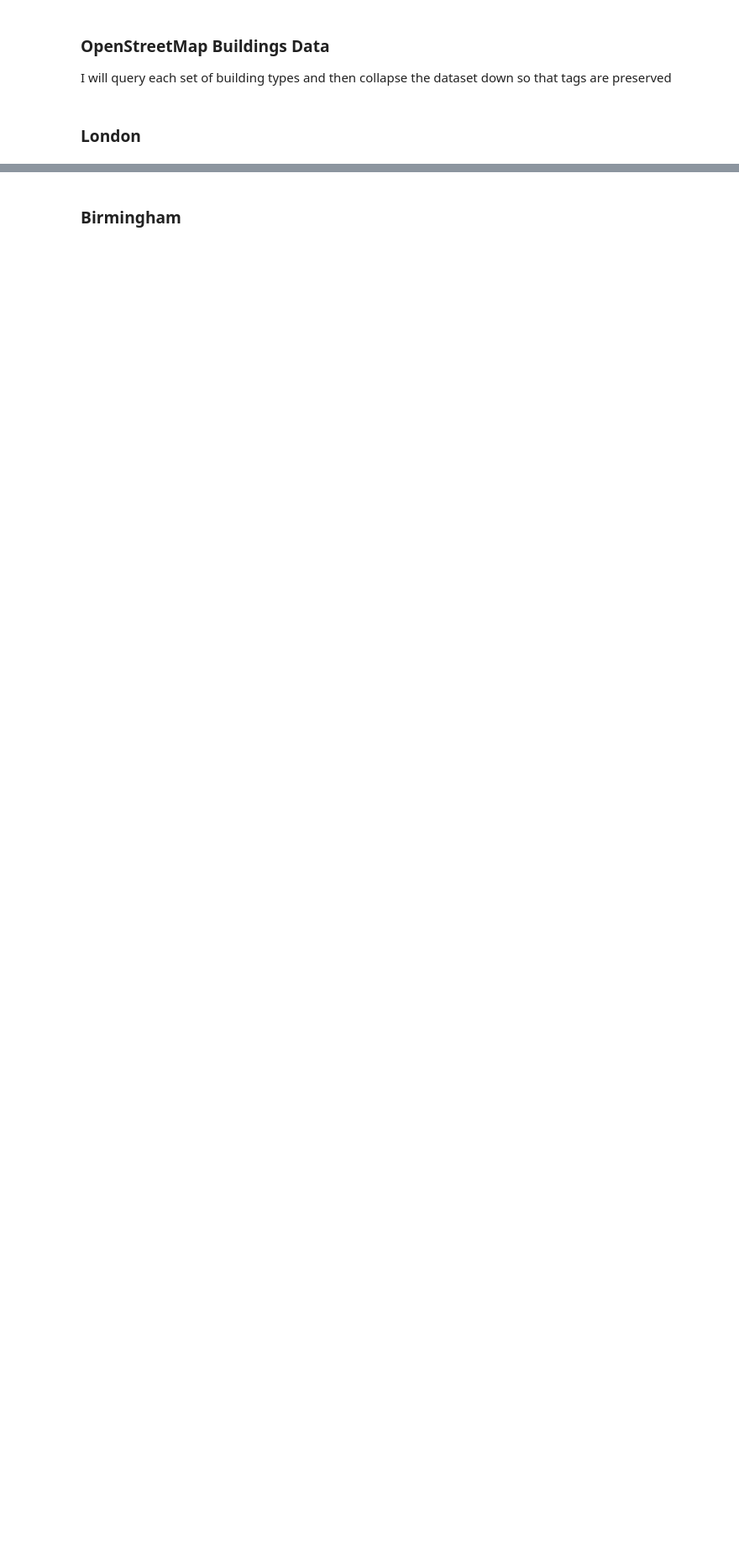
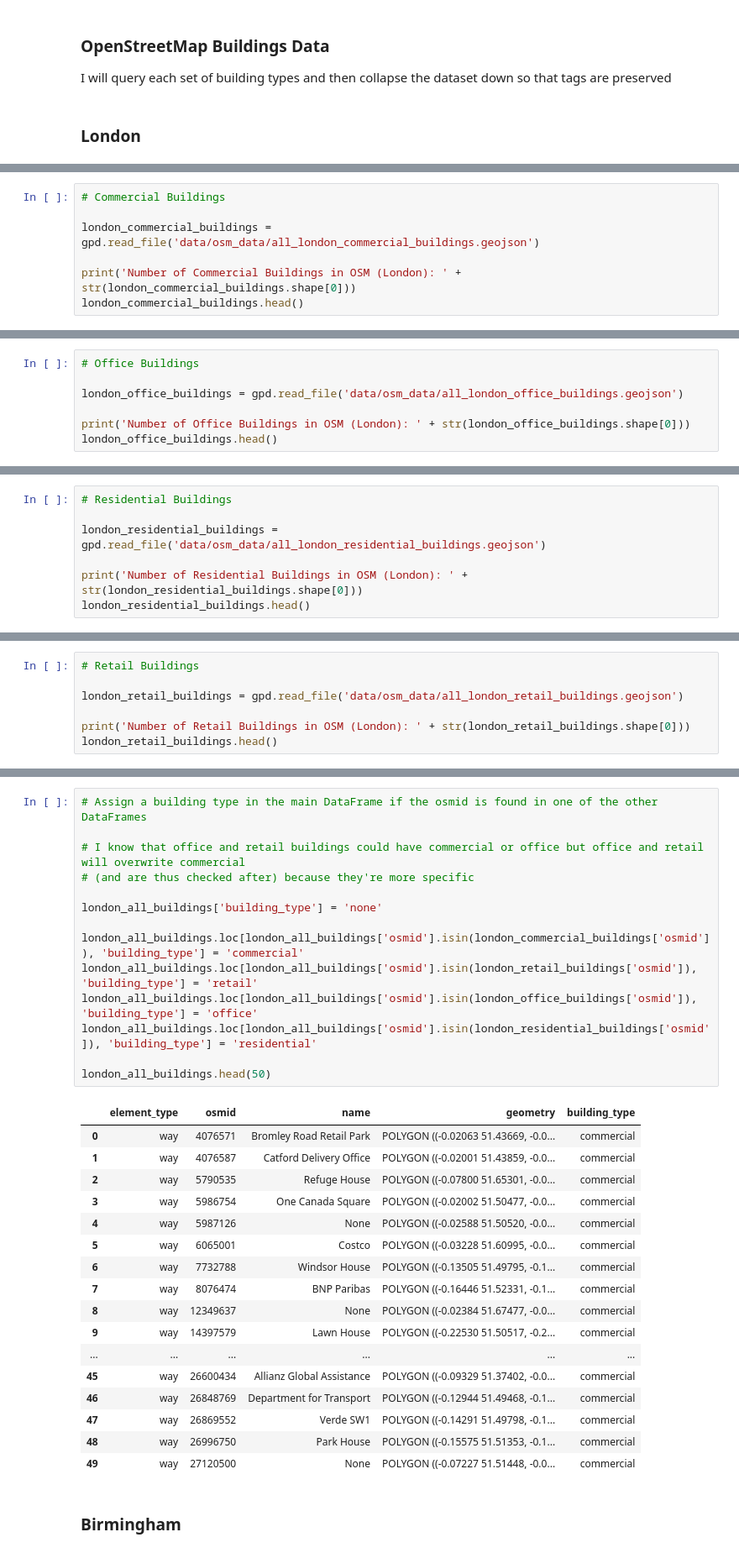
Before and after one commit to grolls23/EmploymentModellingDis, a Jupyter notebook: DataCleaning.ipynb, the cells around one changed output, grey strips where cells are left out. Shown at 84% size. Drawn from its saved outputs; the diff is of its cells as text; blank space fills up the shorter version.

Commit message:
Cont data cleaning/joining

```diff
--- a/DataCleaning.ipynb
+++ b/DataCleaning.ipynb
@@ -204,0 +218,7 @@ I will query each set of building types and then collapse the dataset down so th
+# %%
+# Commercial Buildings
+
+london_commercial_buildings = gpd.read_file('data/osm_data/all_london_commercial_buildings.geojson')
+
+print('Number of Commercial Buildings in OSM (London): ' + str(london_commercial_buildings.shape[0]))
+london_commercial_buildings.head()
@@ -204,0 +233,7 @@ I will query each set of building types and then collapse the dataset down so th
+# %%
+# Office Buildings
+
+london_office_buildings = gpd.read_file('data/osm_data/all_london_office_buildings.geojson')
+
+print('Number of Office Buildings in OSM (London): ' + str(london_office_buildings.shape[0]))
+london_office_buildings.head()
@@ -204,0 +248,7 @@ I will query each set of building types and then collapse the dataset down so th
+# %%
+# Residential Buildings
+
+london_residential_buildings = gpd.read_file('data/osm_data/all_london_residential_buildings.geojson')
+
+print('Number of Residential Buildings in OSM (London): ' + str(london_residential_buildings.shape[0]))
+london_residential_buildings.head()
@@ -204,0 +263,7 @@ I will query each set of building types and then collapse the dataset down so th
+# %%
+# Retail Buildings
+
+london_retail_buildings = gpd.read_file('data/osm_data/all_london_retail_buildings.geojson')
+
+print('Number of Retail Buildings in OSM (London): ' + str(london_retail_buildings.shape[0]))
+london_retail_buildings.head()
@@ -205,2 +278,34 @@ I will query each set of building types and then collapse the dataset down so th
+# %%
+# Assign a building type in the main DataFrame if the osmid is found in one of the other DataFrames
+
+# I know that office and retail buildings could have commercial or office but office and retail will overwrite commercial
+# (and are thus checked after) because they're more specific
+
+london_all_buildings['building_type'] = 'none'
+
+london_all_buildings.loc[london_all_buildings['osmid'].isin(london_commercial_buildings['osmid']), 'building_type'] = 'commercial'
+london_all_buildings.loc[london_all_buildings['osmid'].isin(london_retail_buildings['osmid']), 'building_type'] = 'retail'
+london_all_buildings.loc[london_all_buildings['osmid'].isin(london_office_buildings['osmid']), 'building_type'] = 'office'
+london_all_buildings.loc[london_all_buildings['osmid'].isin(london_residential_buildings['osmid']), 'building_type'] = 'residential'
+
+london_all_buildings.head(50)
+# %% [output]
+|  | element_type | osmid | name | geometry | building_type |
+| 0 | way | 4076571 | Bromley Road Retail Park | POLYGON ((-0.02063 51.43669, -0.0... | commercial |
+| 1 | way | 4076587 | Catford Delivery Office | POLYGON ((-0.02001 51.43859, -0.0... | commercial |
+| 2 | way | 5790535 | Refuge House | POLYGON ((-0.07800 51.65301, -0.0... | commercial |
+| 3 | way | 5986754 | One Canada Square | POLYGON ((-0.02002 51.50477, -0.0... | commercial |
+| 4 | way | 5987126 | None | POLYGON ((-0.02588 51.50520, -0.0... | commercial |
+| 5 | way | 6065001 | Costco | POLYGON ((-0.03228 51.60995, -0.0... | commercial |
+| 6 | way | 7732788 | Windsor House | POLYGON ((-0.13505 51.49795, -0.1... | commercial |
+| 7 | way | 8076474 | BNP Paribas | POLYGON ((-0.16446 51.52331, -0.1... | commercial |
+| 8 | way | 12349637 | None | POLYGON ((-0.02384 51.67477, -0.0... | commercial |
+| 9 | way | 14397579 | Lawn House | POLYGON ((-0.22530 51.50517, -0.2... | commercial |
+| ... | ... | ... | ... | ... | ... |
+| 45 | way | 26600434 | Allianz Global Assistance | POLYGON ((-0.09329 51.37402, -0.0... | commercial |
+| 46 | way | 26848769 | Department for Transport | POLYGON ((-0.12944 51.49468, -0.1... | commercial |
+| 47 | way | 26869552 | Verde SW1 | POLYGON ((-0.14291 51.49798, -0.1... | commercial |
+| 48 | way | 26996750 | Park House | POLYGON ((-0.15575 51.51353, -0.1... | commercial |
+| 49 | way | 27120500 | None | POLYGON ((-0.07227 51.51448, -0.0... | commercial |
 # %% [markdown]
 ### Birmingham
```
Also changed, not shown: parts of 24 cells of this notebook, 1 other file.
